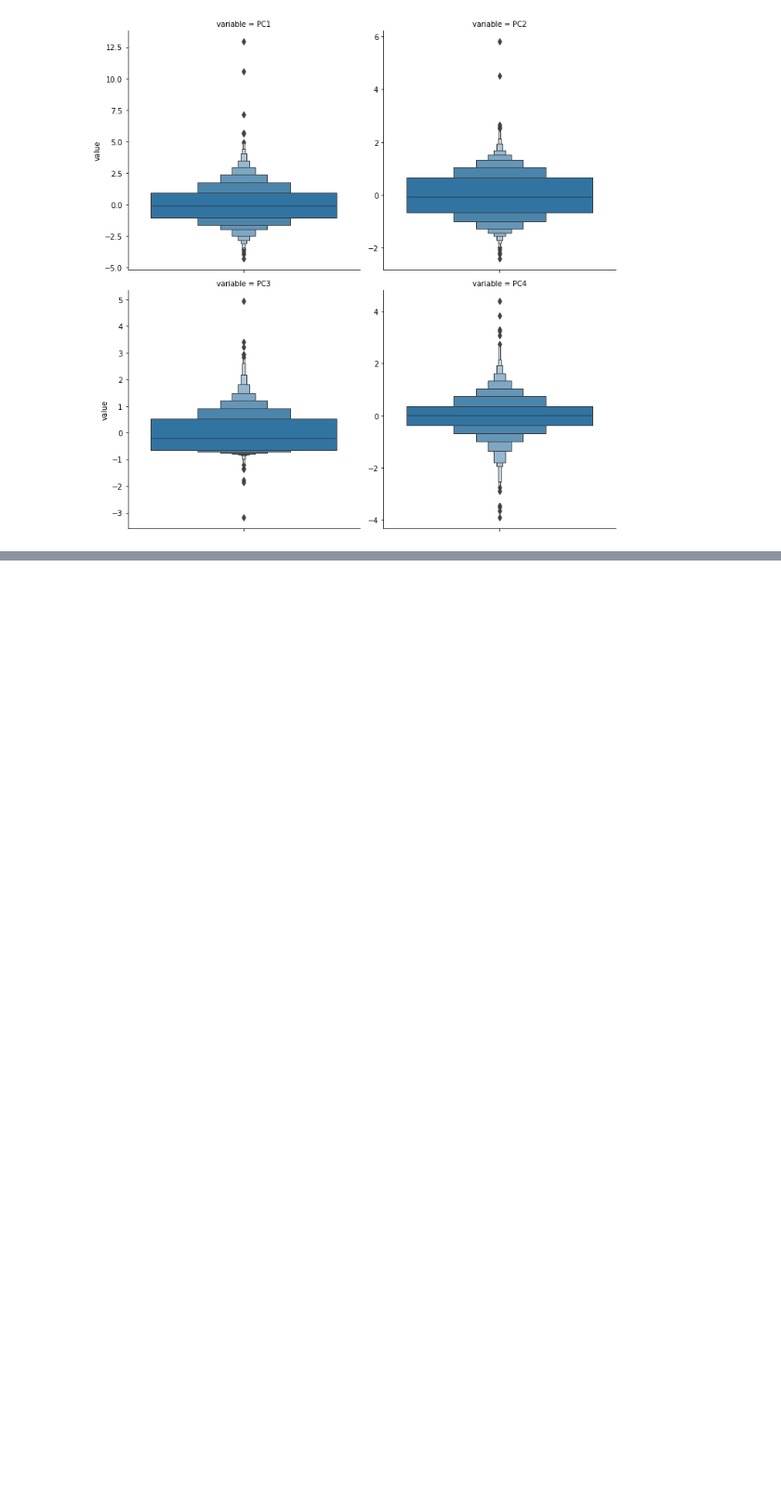
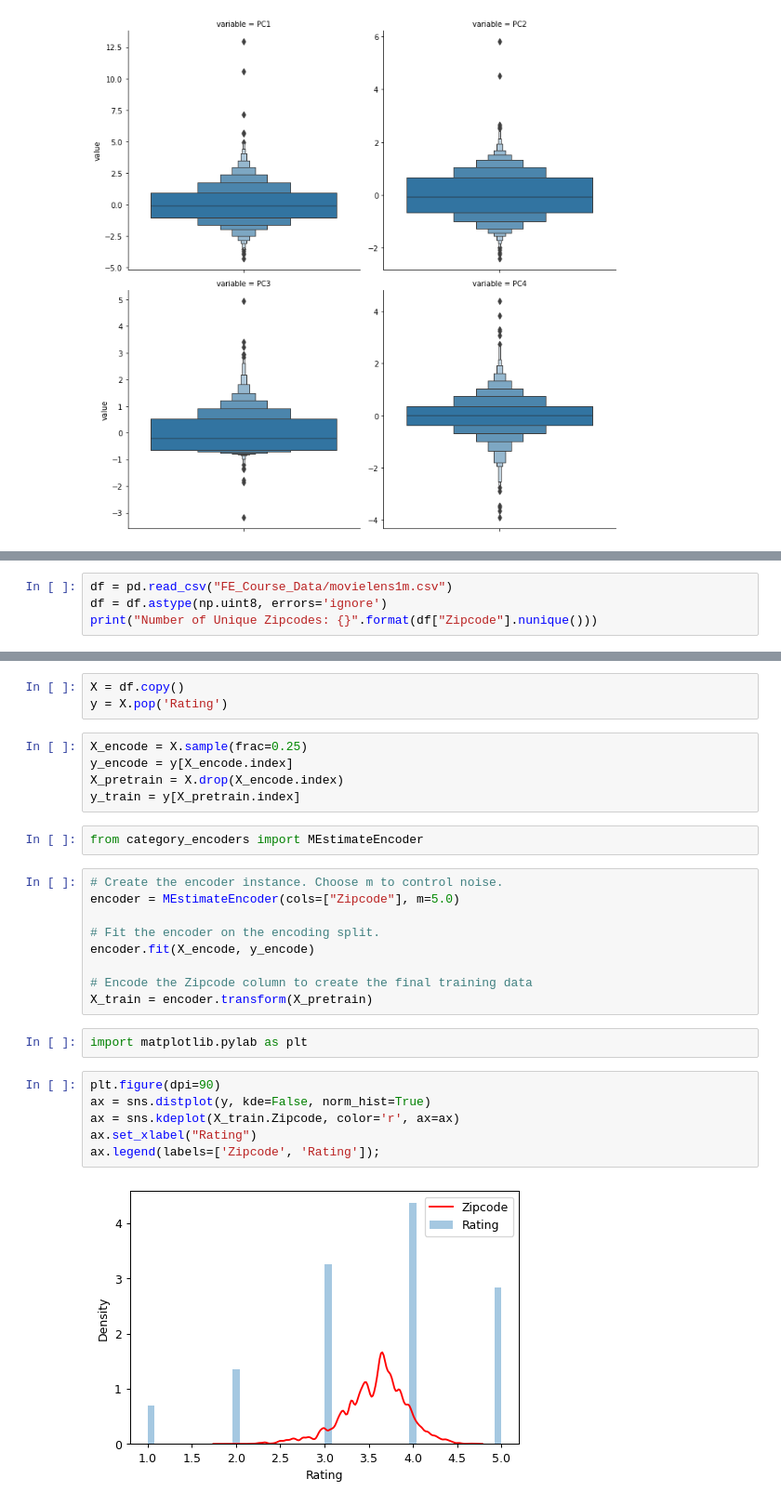
Before and after one commit to AliakbarMehdizadeh/Feature-Engineering, a Jupyter notebook: FE.ipynb, the cells around one changed output, grey strips where cells are left out. Shown at 93% size. Saved outputs shown, nothing was run; the diff lists cells and outputs as text; blank space fills up the shorter version.

Commit message:
done with Encoding

```diff
--- a/FE.ipynb
+++ b/FE.ipynb
@@ -1164,0 +1171,4 @@ df.loc[idx, ["SalePrice", "Neighborhood", "SaleCondition"] + features]
+# %%
+df = pd.read_csv("FE_Course_Data/movielens1m.csv")
+df = df.astype(np.uint8, errors='ignore')
+print("Number of Unique Zipcodes: {}".format(df["Zipcode"].nunique()))
@@ -1164,0 +1187,29 @@ df.loc[idx, ["SalePrice", "Neighborhood", "SaleCondition"] + features]
+# %%
+X = df.copy()
+y = X.pop('Rating')
+# %%
+X_encode = X.sample(frac=0.25)
+y_encode = y[X_encode.index]
+X_pretrain = X.drop(X_encode.index)
+y_train = y[X_pretrain.index]
+# %%
+from category_encoders import MEstimateEncoder
+# %%
+# Create the encoder instance. Choose m to control noise.
+encoder = MEstimateEncoder(cols=["Zipcode"], m=5.0)
+
+# Fit the encoder on the encoding split.
+encoder.fit(X_encode, y_encode)
+
+# Encode the Zipcode column to create the final training data
+X_train = encoder.transform(X_pretrain)
+# %%
+import matplotlib.pylab as plt
+# %%
+plt.figure(dpi=90)
+ax = sns.distplot(y, kde=False, norm_hist=True)
+ax = sns.kdeplot(X_train.Zipcode, color='r', ax=ax)
+ax.set_xlabel("Rating")
+ax.legend(labels=['Zipcode', 'Rating']);
+# %% [output]
+[figure, added]
```
Also changed, not shown: parts of 20 cells of this notebook.
